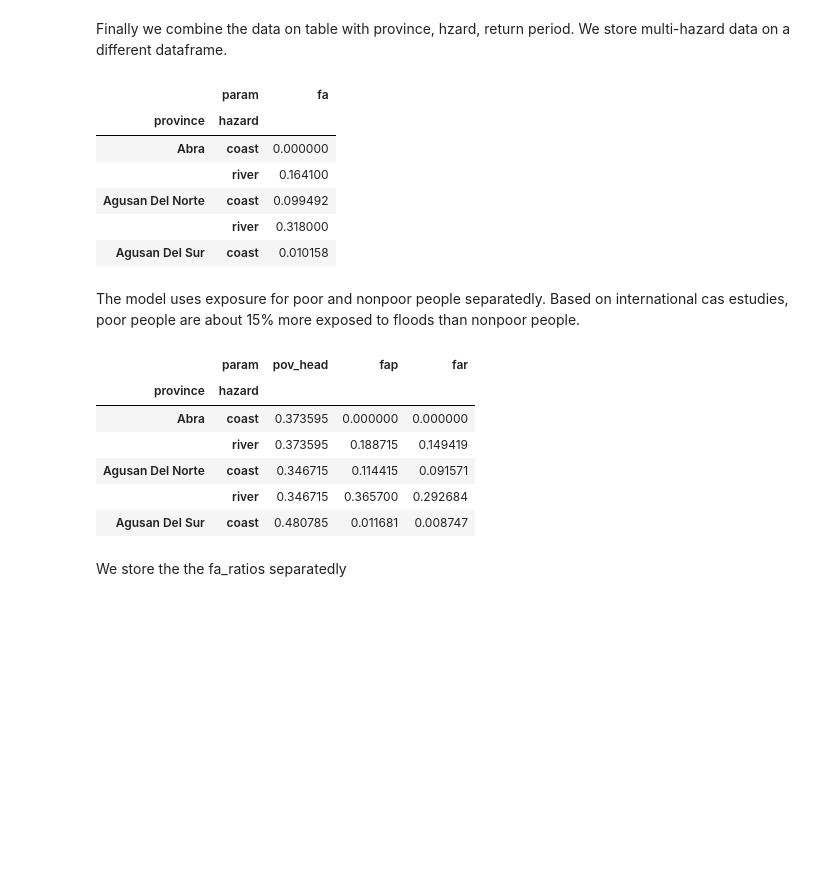
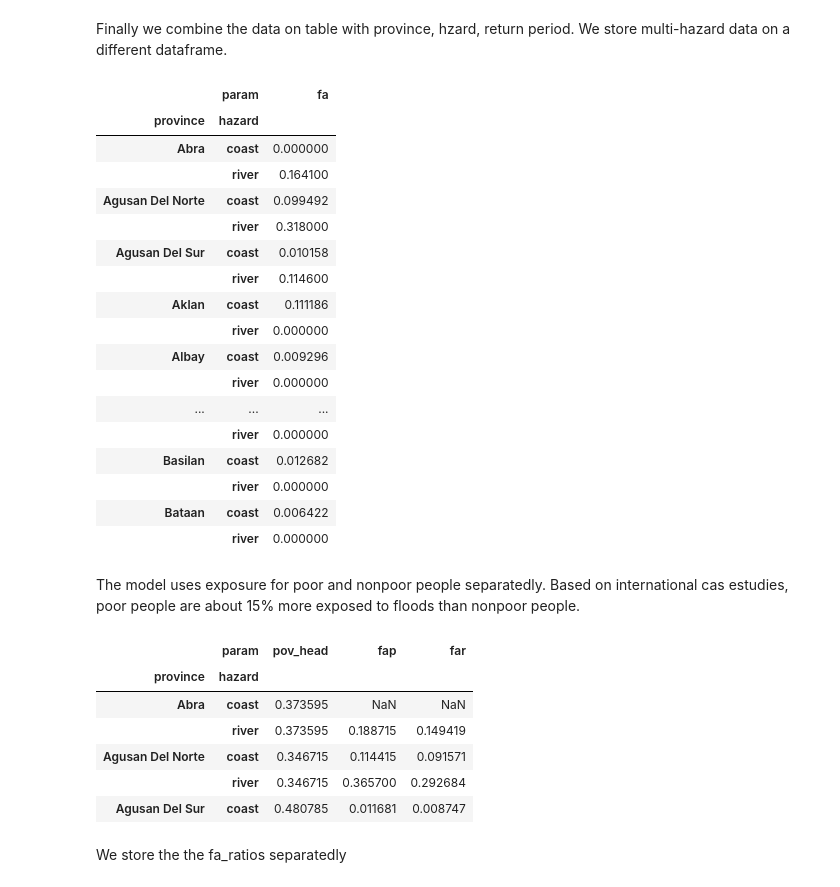
Before and after one commit to adrivsh/resilience_indicator_phl, a Jupyter notebook: data_gathering_demo_multi_hazard_period.ipynb, the cells around one changed output. Drawn from its saved outputs; the diff is of its cells as text; code cells hidden in the pictures; blank space fills up the shorter version.

```diff
--- a/data_gathering_demo_multi_hazard_period.ipynb
+++ b/data_gathering_demo_multi_hazard_period.ipynb
@@ -208,16 +208,27 @@ Finally we combine the data on table with province, hzard, return period. We sto
 # %%
 df_multihazard = pd.concat( [expo_coast,expo_river],keys=["coast", "river"],names=["hazard", "param"],axis=1)
 df_multihazard.index.name = "province"
 df_multihazard=df_multihazard.stack("hazard")
-df_multihazard.head()
+df_multihazard.head(20)
 # %% [output]
 |  | param | fa |
 | province | hazard |  |
 | Abra | coast | 0.000000 |
 |  | river | 0.164100 |
 | Agusan Del Norte | coast | 0.099492 |
 |  | river | 0.318000 |
 | Agusan Del Sur | coast | 0.010158 |
+|  | river | 0.114600 |
+| Aklan | coast | 0.111186 |
+|  | river | 0.000000 |
+| Albay | coast | 0.009296 |
+|  | river | 0.000000 |
+| ... | ... | ... |
+|  | river | 0.000000 |
+| Basilan | coast | 0.012682 |
+|  | river | 0.000000 |
+| Bataan | coast | 0.006422 |
+|  | river | 0.000000 |
 # %% [markdown]
 The model uses exposure for poor and nonpoor people separatedly.
 Based on international cas estudies, poor people are about 15% more exposed to floods than nonpoor people.
@@ -237,11 +248,12 @@ dfm["far"]=far
 
 
 dfm = dfm.set_index(["province","hazard"]).drop("fa",axis=1)
+dfm.replace(0,np.nan,inplace=True) #treat no exposure as no data
 dfm.head()
 # %% [output]
 |  | param | pov_head | fap | far |
 | province | hazard |  |  |  |
-| Abra | coast | 0.373595 | 0.000000 | 0.000000 |
+| Abra | coast | 0.373595 | NaN | NaN |
 |  | river | 0.373595 | 0.188715 | 0.149419 |
 | Agusan Del Norte | coast | 0.346715 | 0.114415 | 0.091571 |
 |  | river | 0.346715 | 0.365700 | 0.292684 |
```
Also changed, not shown: parts of 6 cells of this notebook, 7 other files.
